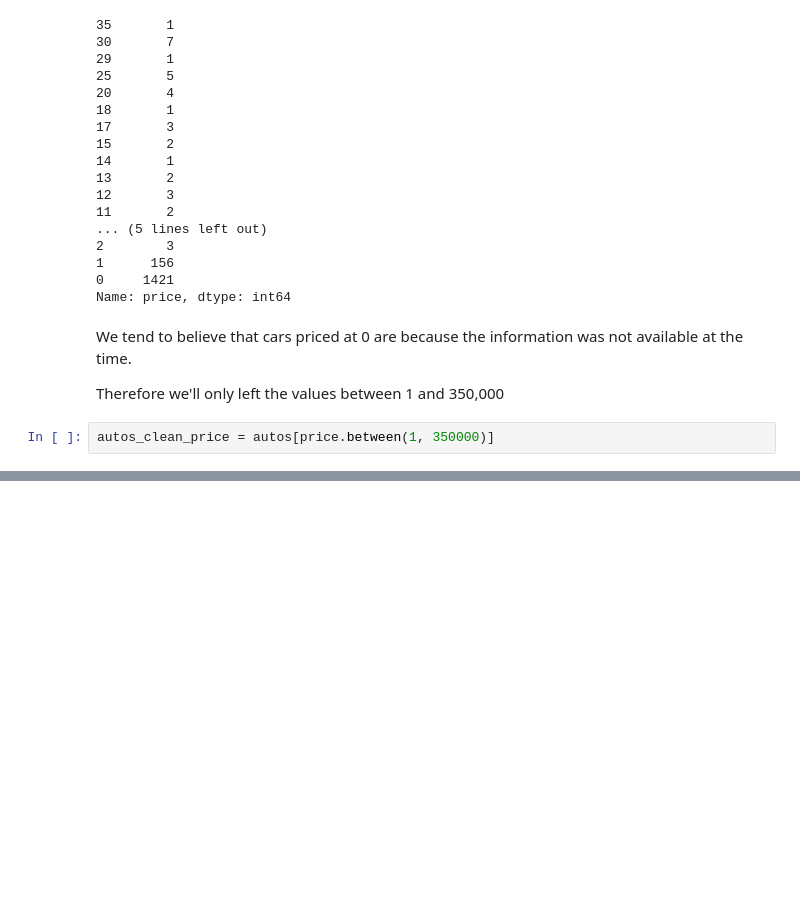
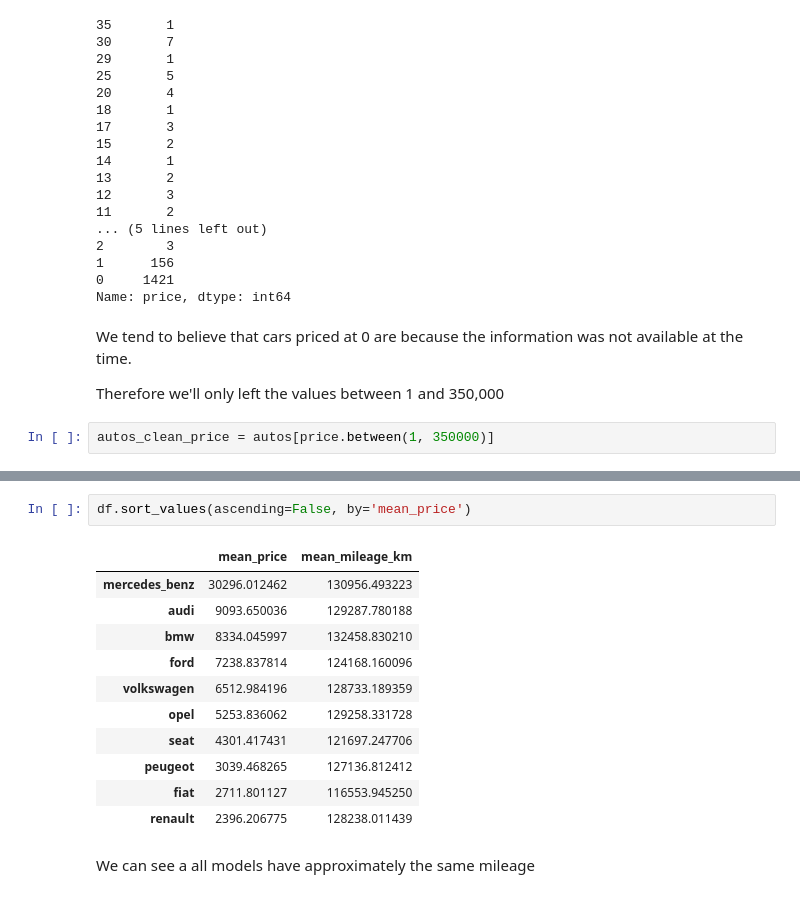
Before and after one commit to aguirredaniel/dataquest-projects, a Jupyter notebook: Guided_Project_Exploring_eBay_Car_Sales_Data/Exploring eBay Car Sales Data.ipynb, the cells around one changed output, grey strips where cells are left out. Drawn from its saved outputs; the diff is of its cells as text; blank space fills up the shorter version.

```diff
--- a/Guided_Project_Exploring_eBay_Car_Sales_Data/Exploring eBay Car Sales Data.ipynb
+++ b/Guided_Project_Exploring_eBay_Car_Sales_Data/Exploring eBay Car Sales Data.ipynb
@@ -303,0 +649,16 @@ autos_clean_price = autos[price.between(1, 350000)]
+# %%
+df.sort_values(ascending=False, by='mean_price')
+# %% [output]
+|  | mean_price | mean_mileage_km |
+| mercedes_benz | 30296.012462 | 130956.493223 |
+| audi | 9093.650036 | 129287.780188 |
+| bmw | 8334.045997 | 132458.830210 |
+| ford | 7238.837814 | 124168.160096 |
+| volkswagen | 6512.984196 | 128733.189359 |
+| opel | 5253.836062 | 129258.331728 |
+| seat | 4301.417431 | 121697.247706 |
+| peugeot | 3039.468265 | 127136.812412 |
+| fiat | 2711.801127 | 116553.945250 |
+| renault | 2396.206775 | 128238.011439 |
+# %% [markdown]
+We can see a all models have approximately the same mileage
```
Also changed, not shown: parts of 37 cells of this notebook.
